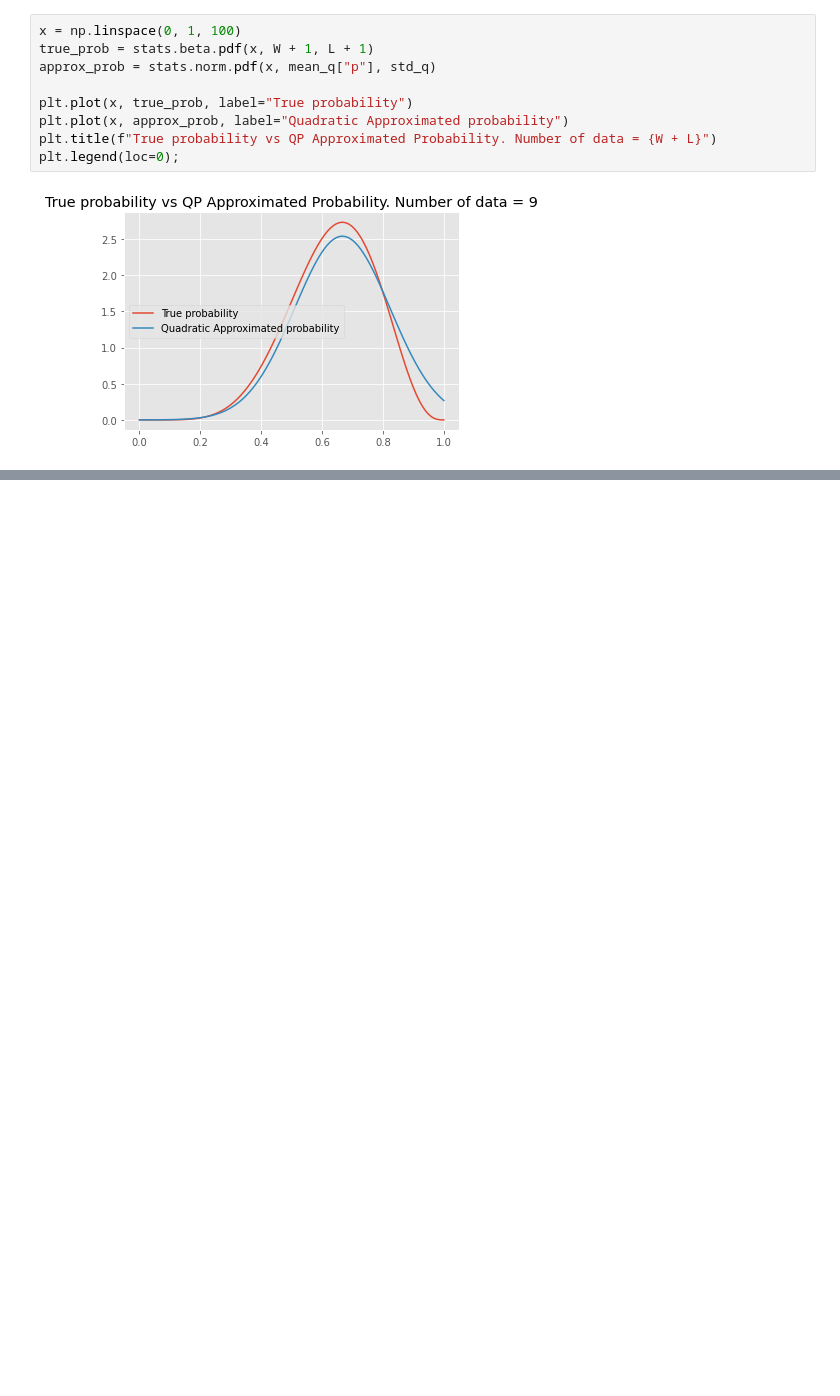
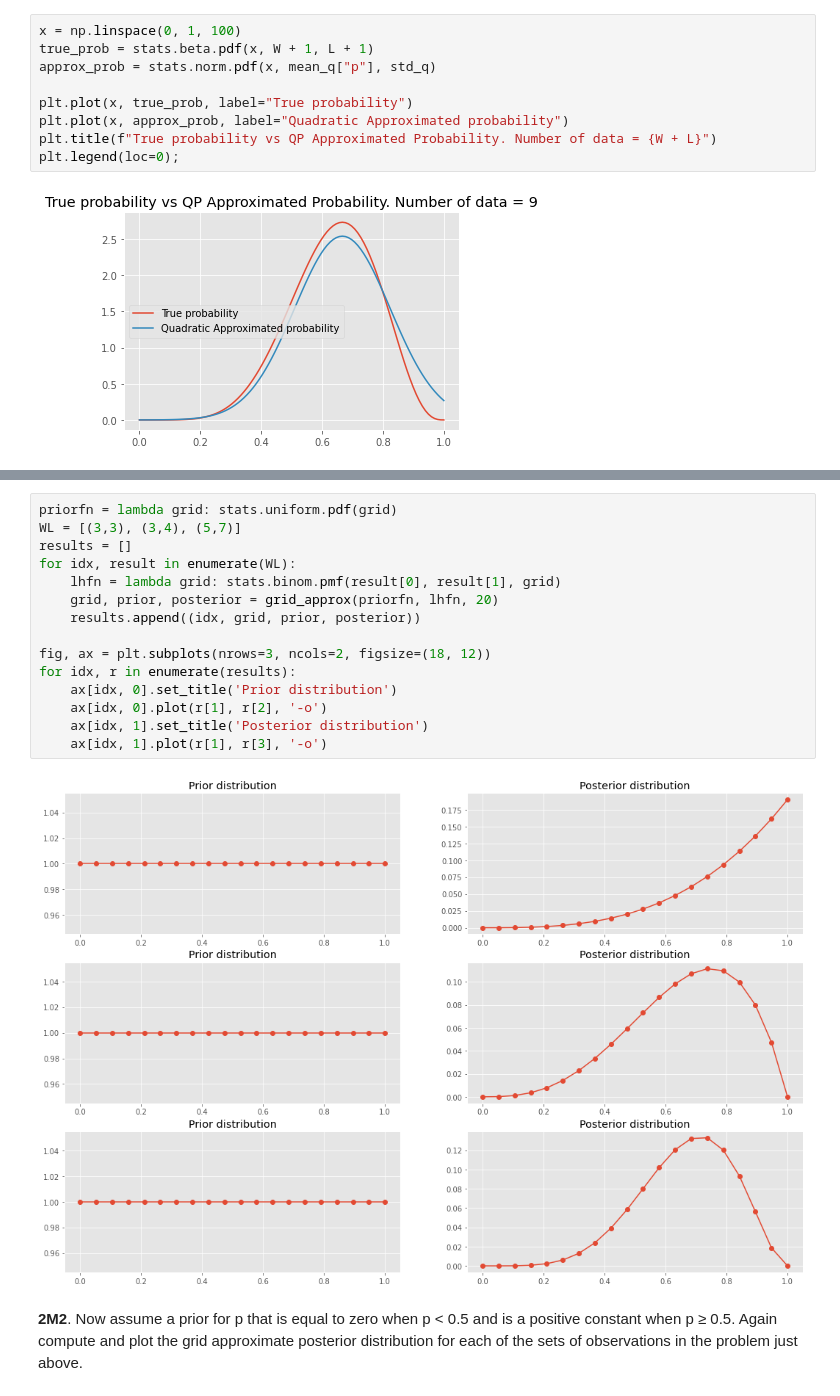
Before and after one commit to telescreen/Notebook, a Jupyter notebook: Statistics/Statistics Rethinking Chapter 2.ipynb, the cells around one changed output, grey strips where cells are left out. Drawn from its saved outputs; the diff is of its cells as text; blank space fills up the shorter version.

```diff
--- a/Statistics/Statistics Rethinking Chapter 2.ipynb
+++ b/Statistics/Statistics Rethinking Chapter 2.ipynb
@@ -127,0 +172,21 @@ for idx, r in enumerate(results):
+# %%
+priorfn = lambda grid: stats.uniform.pdf(grid)
+WL = [(3,3), (3,4), (5,7)]
+results = []
+for idx, result in enumerate(WL):
+    lhfn = lambda grid: stats.binom.pmf(result[0], result[1], grid)
+    grid, prior, posterior = grid_approx(priorfn, lhfn, 20)
+    results.append((idx, grid, prior, posterior))
+
+fig, ax = plt.subplots(nrows=3, ncols=2, figsize=(18, 12))
+for idx, r in enumerate(results):
+    ax[idx, 0].set_title('Prior distribution')
+    ax[idx, 0].plot(r[1], r[2], '-o')
+    ax[idx, 1].set_title('Posterior distribution')
+    ax[idx, 1].plot(r[1], r[3], '-o')
+# %% [output]
+[figure, added]
+# %% [markdown]
+**2M2**. Now assume a prior for p that is equal to zero when p < 0.5 and is a positive constant when
+p ≥ 0.5. Again compute and plot the grid approximate posterior distribution for each of the sets of
+observations in the problem just above.
```
Also changed, not shown: parts of 14 cells of this notebook.
